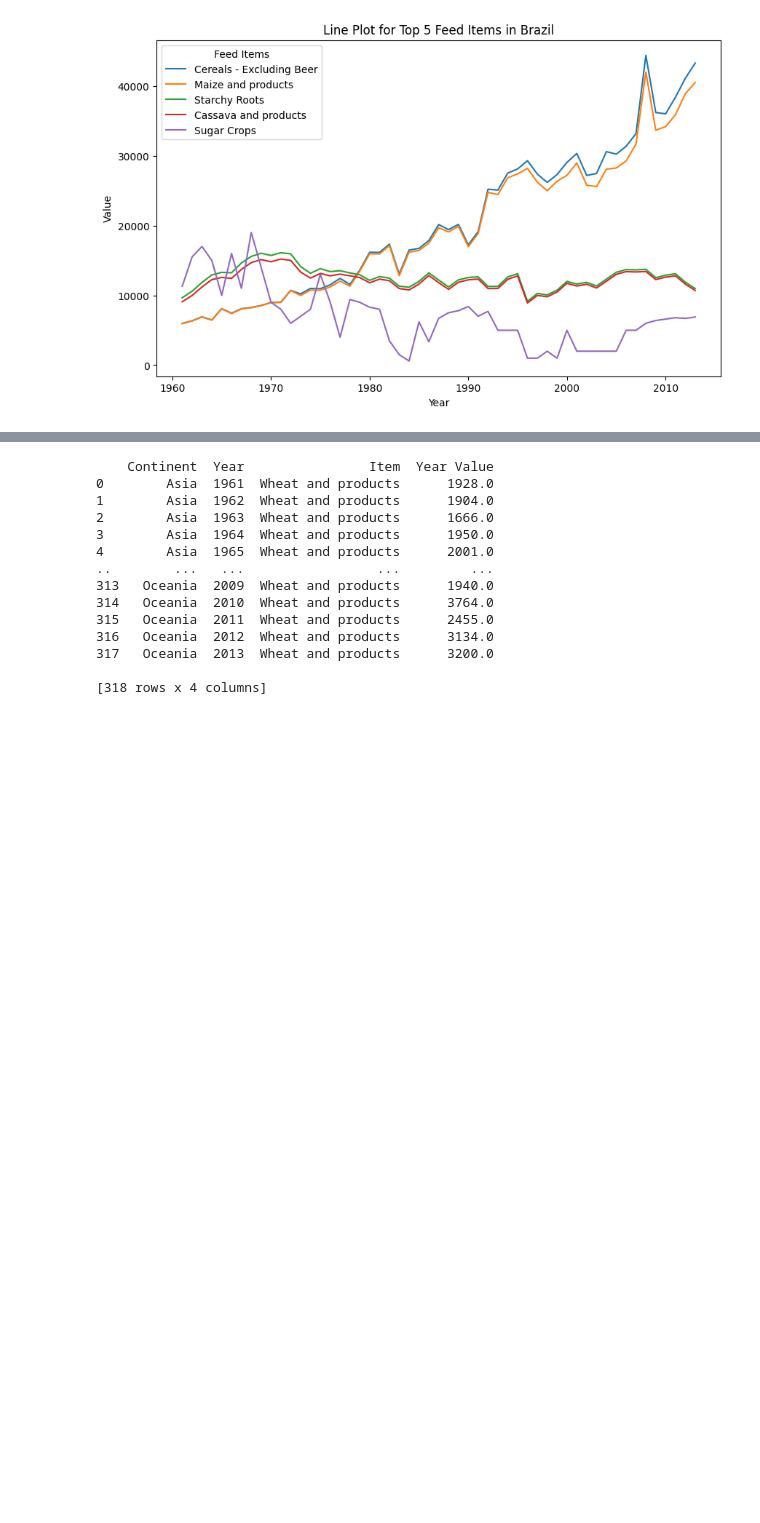
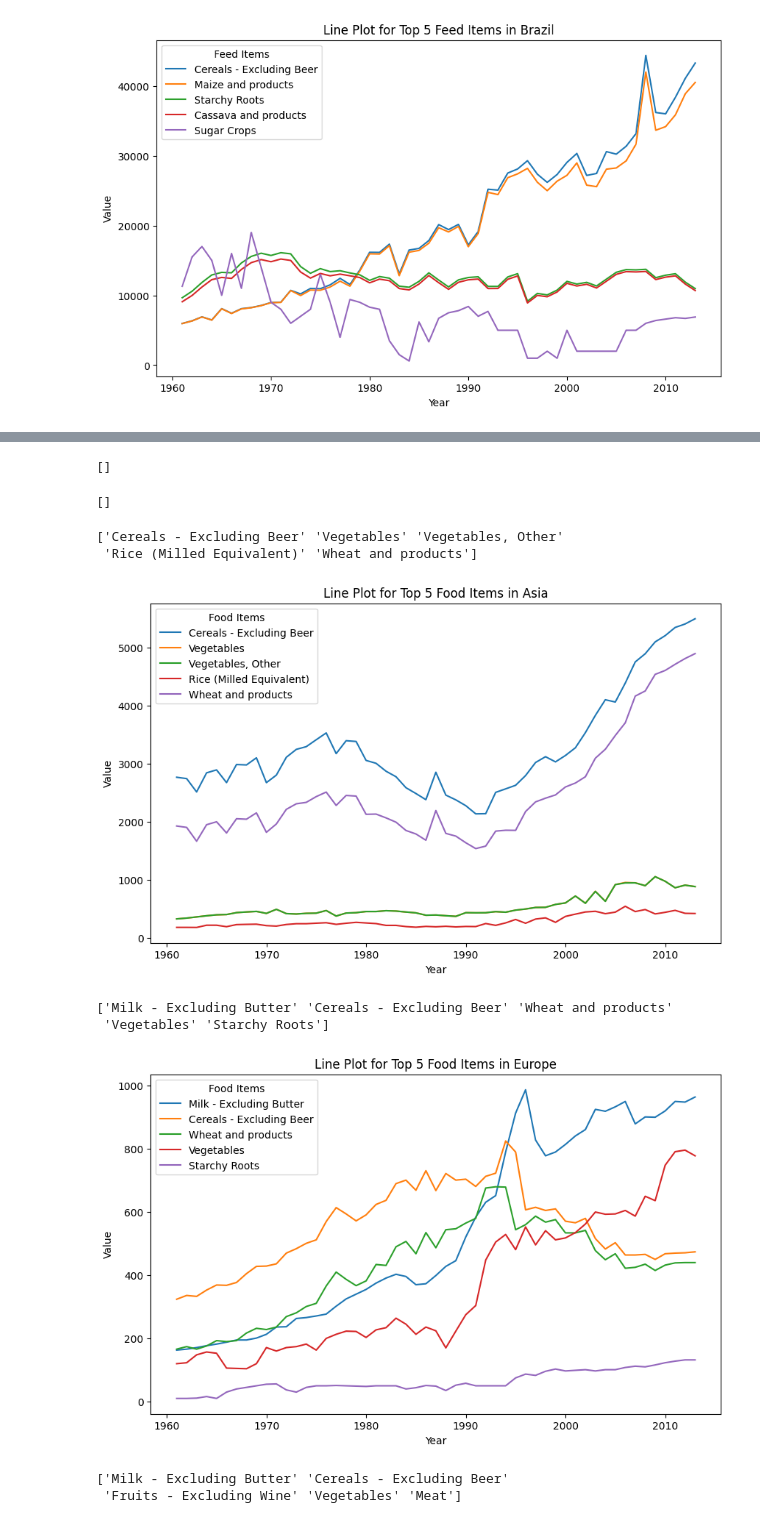
Before and after one commit to JoshuaEntrata/DataViz_Assessment1, a Jupyter notebook: line_plot.ipynb, the cells around one changed output, grey strips where cells are left out. Saved outputs shown, nothing was run; the diff lists cells and outputs as text; code cells hidden in the pictures; blank space fills up the shorter version.

```diff
--- a/line_plot.ipynb
+++ b/line_plot.ipynb
@@ -142,9 +146,10 @@ for area in areas:
 average_production_by_continent = merged_df.groupby('continent')['average_production'].mean()
 top_3_continents = average_production_by_continent.nlargest(3)
 
+food_by_continent = (merged_df['continent'].isin(top_3_continents.index)) & (merged_df['element'] == 'Food')
+feed_by_continent = (merged_df['continent'].isin(top_3_continents.index)) & (merged_df['element'] == 'Feed')
 
-feed_by_continent = (merged_df['continent'].isin(top_3_continents.index)) & (merged_df['element'] == 'Feed')
+top_5_food_per_continent = merged_df[food_by_continent].groupby(['continent', 'item', 'element'])['average_production'].mean()
+top_5_food_per_continent = top_5_food_per_continent.groupby('continent').nlargest(5).reset_index(level=0, drop=True).reset_index()
 top_5_feed_per_continent = merged_df[feed_by_continent].groupby(['continent', 'item', 'element'])['average_production'].mean()
 top_5_feed_per_continent = top_5_feed_per_continent.groupby('continent').nlargest(5).reset_index(level=0, drop=True).reset_index()
-
-top_5_feed_per_continent
@@ -168,18 +156,8 @@ top_5_feed_per_continent
 # %%
+df_seen =[]
+
 def extract_year_values_by_continent(df):
-    """
-    This function aggregates the values by year and continent.
-
-    Parameters:
-    df (DataFrame): DataFrame containing data with year columns prefixed by 'y'.
-
-    Returns:
-    DataFrame: A DataFrame containing aggregated values by year and continent.
-    """
-    # Initialize an empty list to store the aggregated data
     continent_year_values = []
-
-    # Get the unique continents from the DataFrame
     continents = df['continent'].unique()
 
     # Loop through each continent
@@ -191,29 +169,19 @@ def extract_year_values_by_continent(df):
         year_df = extract_year_values(continent_df)
 
         # Group by Year and Continent and sum up the values
-        aggregated_df = year_df.groupby(['Continent', 'Year', 'Item']).agg({'Year Value': 'sum'}).reset_index()
+        aggregated_df = year_df.groupby(['continent', 'year', 'item', 'element']).agg({'year Value': 'sum'}).reset_index()
 
         # Append the aggregated data to the list
         continent_year_values.append(aggregated_df)
 
+    df_seen = continent_year_values
     # Concatenate all continent data into a single DataFrame
     return pd.concat(continent_year_values, ignore_index=True)
 
-# Example usage of the function
-continent_totals = extract_year_values_by_continent(merged_df)
-print(continent_totals)
+print(df_seen)
 # %% [output]
-    Continent  Year                Item  Year Value
-0        Asia  1961  Wheat and products      1928.0
-1        Asia  1962  Wheat and products      1904.0
-2        Asia  1963  Wheat and products      1666.0
-3        Asia  1964  Wheat and products      1950.0
-4        Asia  1965  Wheat and products      2001.0
-..        ...   ...                 ...         ...
-313   Oceania  2009  Wheat and products      1940.0
-314   Oceania  2010  Wheat and products      3764.0
-315   Oceania  2011  Wheat and products      2455.0
-316   Oceania  2012  Wheat and products      3134.0
-317   Oceania  2013  Wheat and products      3200.0
-
-[318 rows x 4 columns]
+[]
+# %%
+print(df_seen)
+# %% [output]
+[]
@@ -219,0 +210,20 @@ print(continent_totals)
+# %%
+areas = top_3_continents.index.tolist()
+
+for area in areas:
+    # Filter the top 5 food items for the specific area and element 'Food'
+    food_items = top_5_food_per_continent[(top_5_food_per_continent['continent'] == area) & (top_5_food_per_continent['element'] == 'Food')]['item'].values
+
+    print(food_items)
+
+    # Call the function to create the plot
+    plot_top_items_continent(merged_df, area, food_items, 'Food', 'continent')
+# %% [output]
+['Cereals - Excluding Beer' 'Vegetables' 'Vegetables, Other'
+ 'Rice (Milled Equivalent)' 'Wheat and products']
+[figure, added]
+['Milk - Excluding Butter' 'Cereals - Excluding Beer' 'Wheat and products'
+ 'Vegetables' 'Starchy Roots']
+[figure, added]
+['Milk - Excluding Butter' 'Cereals - Excluding Beer'
+ 'Fruits - Excluding Wine' 'Vegetables' 'Meat']
```
Also changed, not shown: parts of 7 cells of this notebook.
